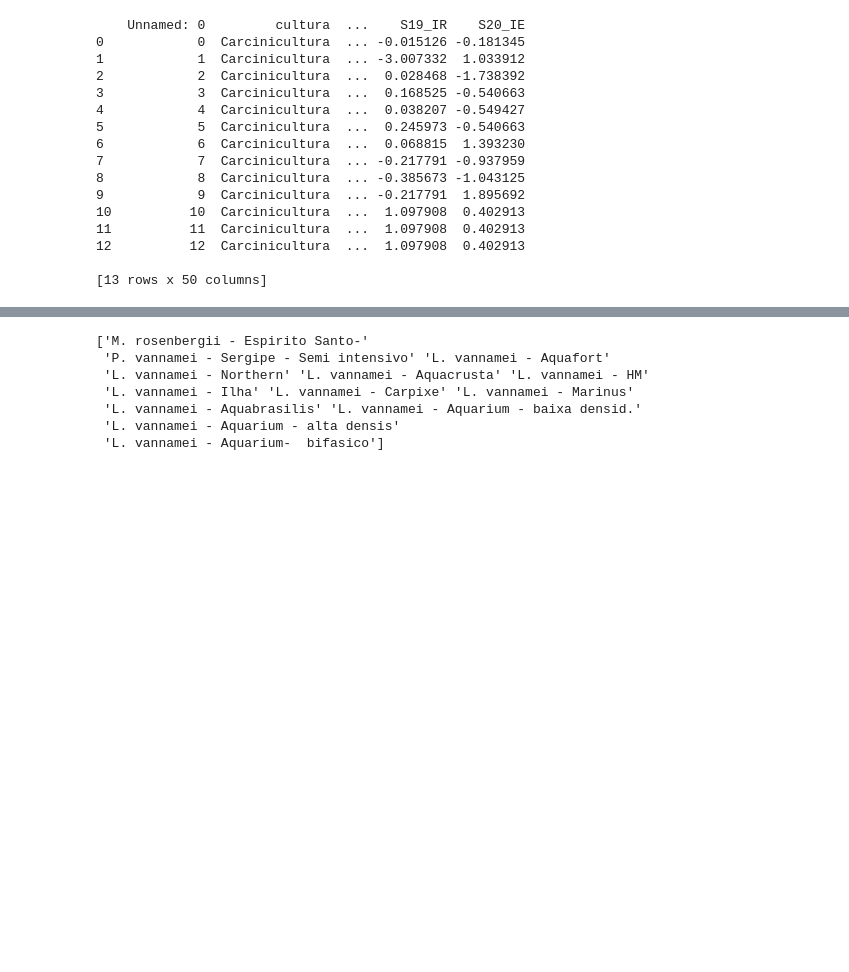
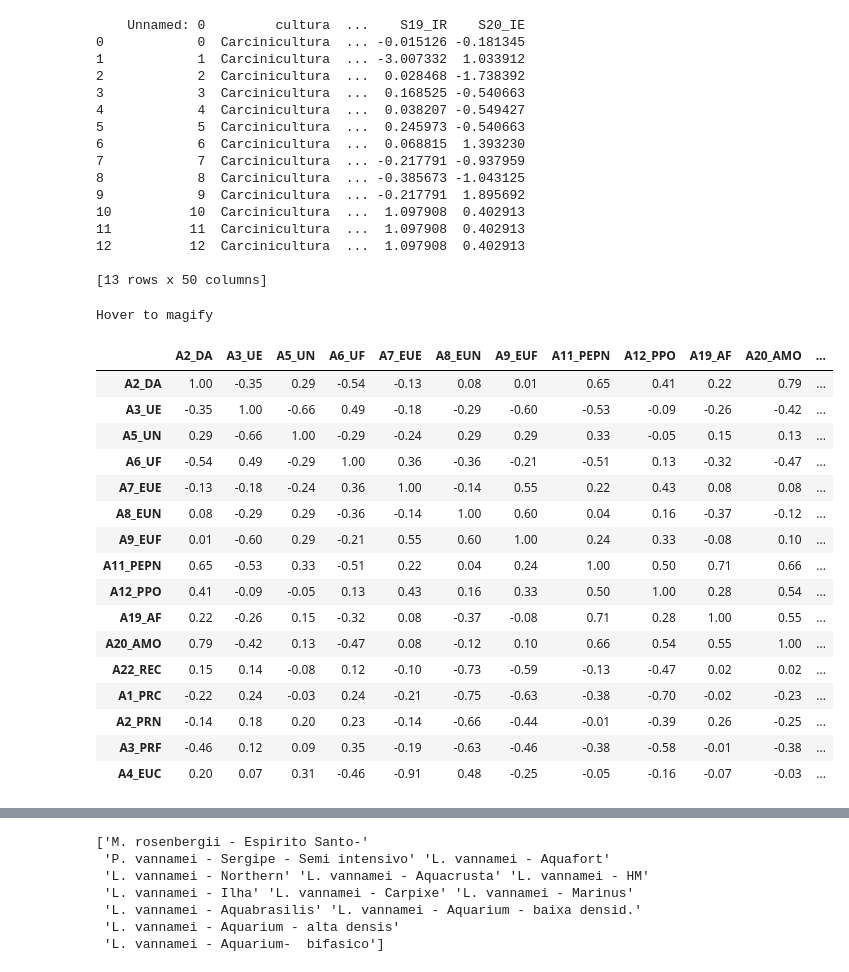
Before and after one commit to christianadriano/PCA_AquacultureSystem, a Jupyter notebook: WithinGroup_EnvironmentalFactors_PCA.ipynb, the cells around one changed output, grey strips where cells are left out. Drawn from its saved outputs; the diff is of its cells as text; code cells hidden in the pictures; blank space fills up the shorter version.

```diff
--- a/WithinGroup_EnvironmentalFactors_PCA.ipynb
+++ b/WithinGroup_EnvironmentalFactors_PCA.ipynb
@@ -44,3 +44,46 @@ feature_names = [name for name in column_names if name.startswith("A")]
 list_names = ['cultivo'] + feature_names
 df_cultivo = df[list_names]
 df_cultivo.head()
+# %%
+#Look at correlations
+import pandas as pd
+import matplotlib.pyplot as plt
+import seaborn as sns
+
+corr = df_cultivo.corr()
+
+# using a styled panda's dataframe from https://stackoverflow.com/a/42323184/1215012
+cmap = 'coolwarm'
+
+def magnify():
+    return [dict(selector="th", props=[("font-size", "7pt")]),
+            dict(selector="td", props=[('padding', "0em 0em")]),
+            dict(selector="th:hover", props=[("font-size", "12pt")]),
+            dict(selector="tr:hover td:hover",
+                 props=[('max-width', '200px'), ('font-size', '12pt')])
+]
+
+corr.style.background_gradient(cmap, axis=1)\
+    .set_properties(**{'max-width': '80px', 'font-size': '10pt'})\
+    .set_caption("Hover to magify")\
+    .set_precision(2)\
+    .set_table_styles(magnify())
+# %% [output]
+Hover to magify
+|  | A2_DA | A3_UE | A5_UN | A6_UF | A7_EUE | A8_EUN | A9_EUF | A11_PEPN | A12_PPO | A19_AF | A20_AMO | ... |
+| A2_DA | 1.00 | -0.35 | 0.29 | -0.54 | -0.13 | 0.08 | 0.01 | 0.65 | 0.41 | 0.22 | 0.79 | ... |
+| A3_UE | -0.35 | 1.00 | -0.66 | 0.49 | -0.18 | -0.29 | -0.60 | -0.53 | -0.09 | -0.26 | -0.42 | ... |
+| A5_UN | 0.29 | -0.66 | 1.00 | -0.29 | -0.24 | 0.29 | 0.29 | 0.33 | -0.05 | 0.15 | 0.13 | ... |
+| A6_UF | -0.54 | 0.49 | -0.29 | 1.00 | 0.36 | -0.36 | -0.21 | -0.51 | 0.13 | -0.32 | -0.47 | ... |
+| A7_EUE | -0.13 | -0.18 | -0.24 | 0.36 | 1.00 | -0.14 | 0.55 | 0.22 | 0.43 | 0.08 | 0.08 | ... |
+| A8_EUN | 0.08 | -0.29 | 0.29 | -0.36 | -0.14 | 1.00 | 0.60 | 0.04 | 0.16 | -0.37 | -0.12 | ... |
+| A9_EUF | 0.01 | -0.60 | 0.29 | -0.21 | 0.55 | 0.60 | 1.00 | 0.24 | 0.33 | -0.08 | 0.10 | ... |
+| A11_PEPN | 0.65 | -0.53 | 0.33 | -0.51 | 0.22 | 0.04 | 0.24 | 1.00 | 0.50 | 0.71 | 0.66 | ... |
+| A12_PPO | 0.41 | -0.09 | -0.05 | 0.13 | 0.43 | 0.16 | 0.33 | 0.50 | 1.00 | 0.28 | 0.54 | ... |
+| A19_AF | 0.22 | -0.26 | 0.15 | -0.32 | 0.08 | -0.37 | -0.08 | 0.71 | 0.28 | 1.00 | 0.55 | ... |
+| A20_AMO | 0.79 | -0.42 | 0.13 | -0.47 | 0.08 | -0.12 | 0.10 | 0.66 | 0.54 | 0.55 | 1.00 | ... |
+| A22_REC | 0.15 | 0.14 | -0.08 | 0.12 | -0.10 | -0.73 | -0.59 | -0.13 | -0.47 | 0.02 | 0.02 | ... |
+| A1_PRC | -0.22 | 0.24 | -0.03 | 0.24 | -0.21 | -0.75 | -0.63 | -0.38 | -0.70 | -0.02 | -0.23 | ... |
+| A2_PRN | -0.14 | 0.18 | 0.20 | 0.23 | -0.14 | -0.66 | -0.44 | -0.01 | -0.39 | 0.26 | -0.25 | ... |
+| A3_PRF | -0.46 | 0.12 | 0.09 | 0.35 | -0.19 | -0.63 | -0.46 | -0.38 | -0.58 | -0.01 | -0.38 | ... |
+| A4_EUC | 0.20 | 0.07 | 0.31 | -0.46 | -0.91 | 0.48 | -0.25 | -0.05 | -0.16 | -0.07 | -0.03 | ... |
```
Also changed, not shown: parts of 2 cells of this notebook.
